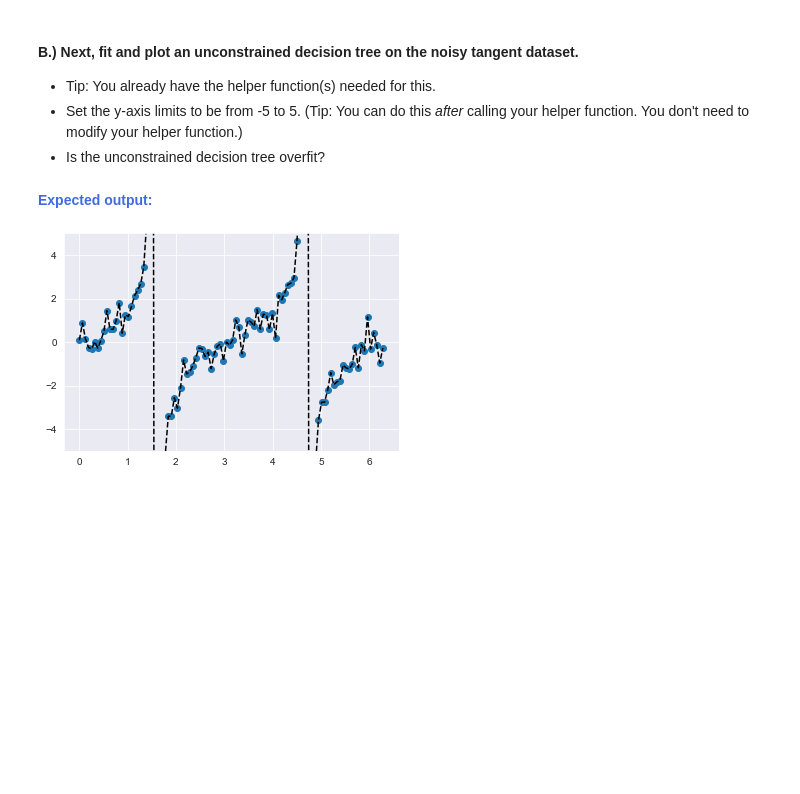
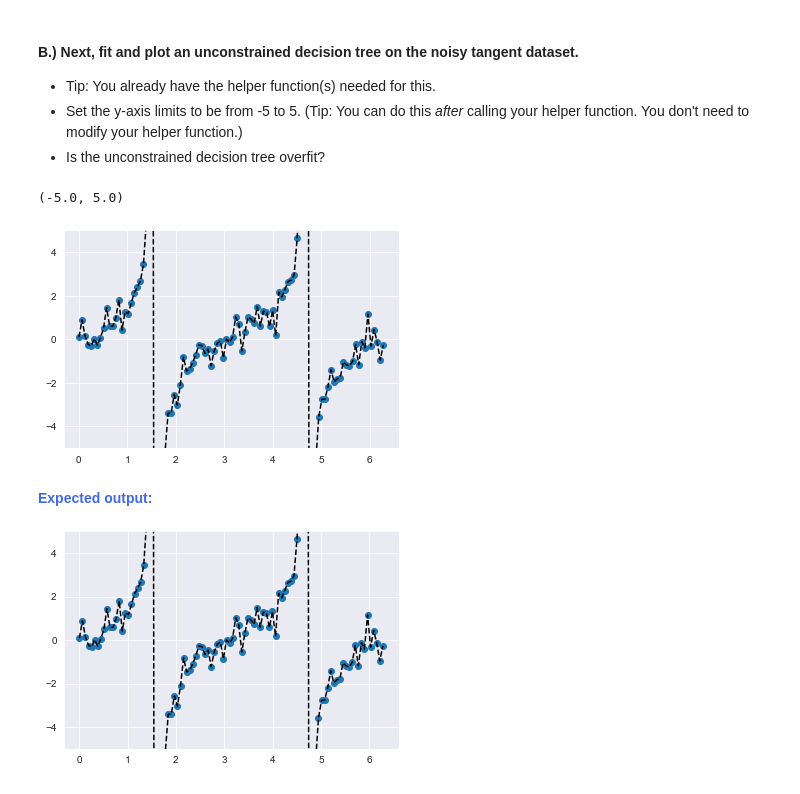
Before and after one commit to tundeiness/How_the_World_Works, a Jupyter notebook: 4 - Workbook - Complexity Overload.ipynb, the cells around one changed output. Drawn from its saved outputs; the diff is of its cells as text; code cells hidden in the pictures; blank space fills up the shorter version.

```diff
--- a/4 - Workbook - Complexity Overload.ipynb
+++ b/4 - Workbook - Complexity Overload.ipynb
@@ -421,3 +504,7 @@ The key word there is **2-Dimensional**. The first dimension represents the "row
 Finally, just as in the previous modules' workbooks, let's revisit the noisy tangent simulated dataset. Let's replicate the decision tree and random forest models from this module on our noisy tangent dataset.
 
 #### A.) First, read in the <code>'simulated_tangent_data.csv'</code> you saved from earlier into a <code>tangent_df</code> dataframe. Then display the first 5 rows for a quick sanity check.
+# %%
+tangent_df = pd.read_csv('new_simulation')
+
+tangent_df.head()
@@ -464,6 +558,12 @@ Finally, just as in the previous modules' workbooks, let's revisit the noisy tan
 * Tip: You already have the helper function(s) needed for this.
 * Set the y-axis limits to be from -5 to 5. (Tip: You can do this *after* calling your helper function. You don't need to modify your helper function.)
 * Is the unconstrained decision tree overfit?
+# %%
+fit_and_plot_model(tangent_df, DecisionTreeRegressor())
+plt.ylim(-5, 5)
+# %% [output]
+(-5.0, 5.0)
+[figure, added]
 # %% [markdown]
 <strong style="color:RoyalBlue">Expected output:</strong>
 
```
Also changed, not shown: parts of 25 cells of this notebook.
